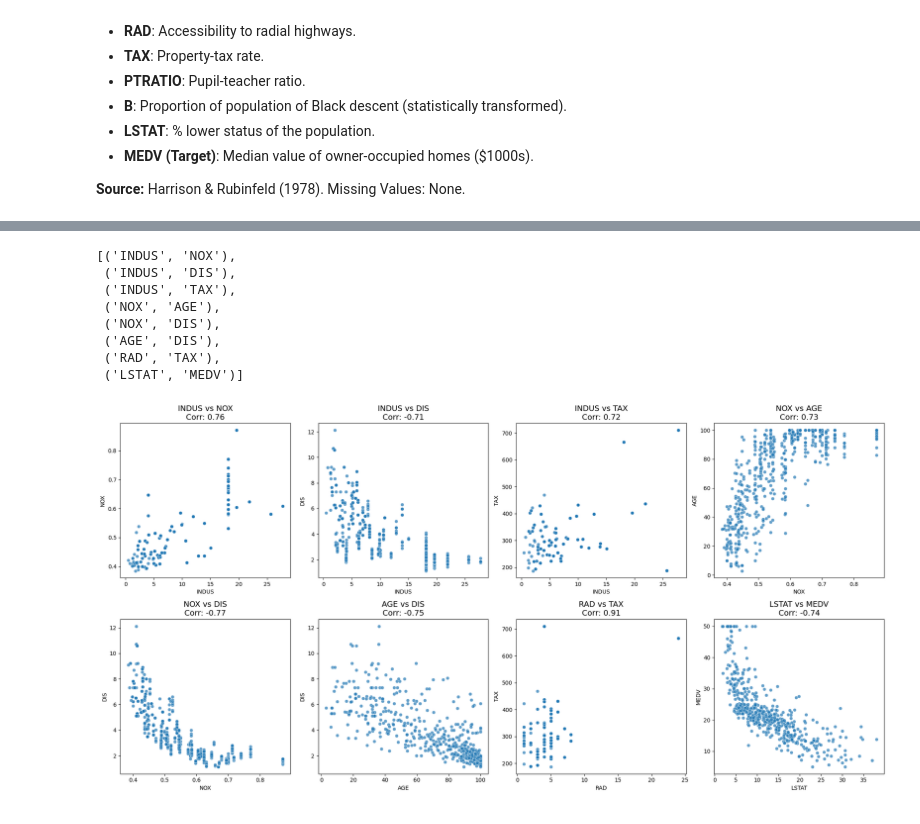
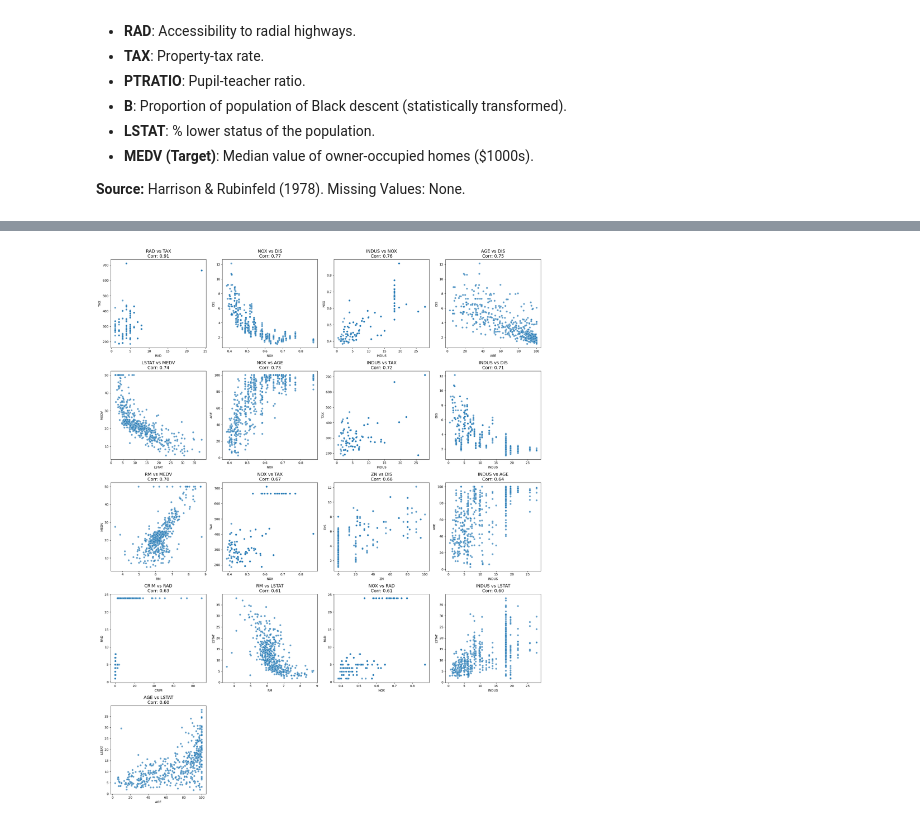
Before and after one commit to k26rahul/machine-learning-practice, a Jupyter notebook: boston-housing/boston-housing.ipynb, the cells around one changed output, grey strips where cells are left out. Drawn from its saved outputs; the diff is of its cells as text; code cells hidden in the pictures.

Commit message:
Correlation scatter plots

```diff
--- a/boston-housing/boston-housing.ipynb
+++ b/boston-housing/boston-housing.ipynb
@@ -350,7 +338,7 @@ corr = df.corr().abs()
 # Mask the upper triangle (to avoid duplicate pairs like (A, B) and (B, A))
 # and remove self-correlation (where corr == 1)
 mask1 = np.triu(np.ones(corr.shape), k=1).astype(bool)
-mask2 = corr >= 0.7
+mask2 = corr >= 0.6
 
 corr.where(mask1 & mask2).fillna('-')
 # %% [output]
@@ -369,3 +357,6 @@ corr.where(mask1 & mask2).fillna('-')
 | B | - | - | - | - | - | - | - | - | - | - | - | ... |
 | LSTAT | - | - | - | - | - | - | - | - | - | - | - | ... |
 | MEDV | - | - | - | - | - | - | - | - | - | - | - | ... |
+# %%
+corr_values = corr.where(mask1 & mask2).stack().sort_values(ascending=False)
+corr_values
@@ -372,3 +382,4 @@ corr.where(mask1 & mask2).fillna('-')
 # %%
-corr.where(mask1 & mask2).stack()
+relevant_pairs = list(corr_values.index)
+relevant_pairs
 # %% [output]
@@ -384,41 +403,23 @@ dtype: float64
-# %%
-relevant_pairs = list(corr.where(mask1 & mask2).stack().index)
-relevant_pairs
-# %% [output]
-[('INDUS', 'NOX'),
- ('INDUS', 'DIS'),
- ('INDUS', 'TAX'),
- ('NOX', 'AGE'),
- ('NOX', 'DIS'),
- ('AGE', 'DIS'),
- ('RAD', 'TAX'),
- ('LSTAT', 'MEDV')]
 # %%
 # 1. Calculate grid dimensions
-n_pairs = len(relevant_pairs)
+n_plots = len(relevant_pairs)
 n_cols = 4
-n_rows = math.ceil(n_pairs / n_cols)
+n_rows = math.ceil(n_plots / n_cols)
 
 # 2. Initialize the figure
 fig, axes = plt.subplots(n_rows, n_cols, figsize=(20, 5 * n_rows))
 axes = axes.flatten()  # Flatten to iterate easily
 
 # 3. Loop through pairs and create plots
 for i, (col_x, col_y) in enumerate(relevant_pairs):
   _ = sns.scatterplot(data=df, x=col_x, y=col_y, ax=axes[i], alpha=0.7)
-
-  # Calculate correlation for the title
-  correlation = df[col_x].corr(df[col_y])
-
-  _ = axes[i].set_title(f"{col_x} vs {col_y}\nCorr: {correlation:.2f}", fontsize=14)
-  _ = axes[i].set_xlabel(col_x)
-  _ = axes[i].set_ylabel(col_y)
+  _ = axes[i].set_title(f"{col_x} vs {col_y}\nCorr: {corr_values.iloc[i]:.2f}", fontsize=14)
 
 # 4. Remove empty subplots (if any)
 for j in range(i + 1, len(axes)):
   _ = fig.delaxes(axes[j])
 
 plt.tight_layout()
 plt.show()
 # %% [output]
-[figure, old version]
+[figure, new version]
```
Also changed, not shown: parts of 6 cells of this notebook.
